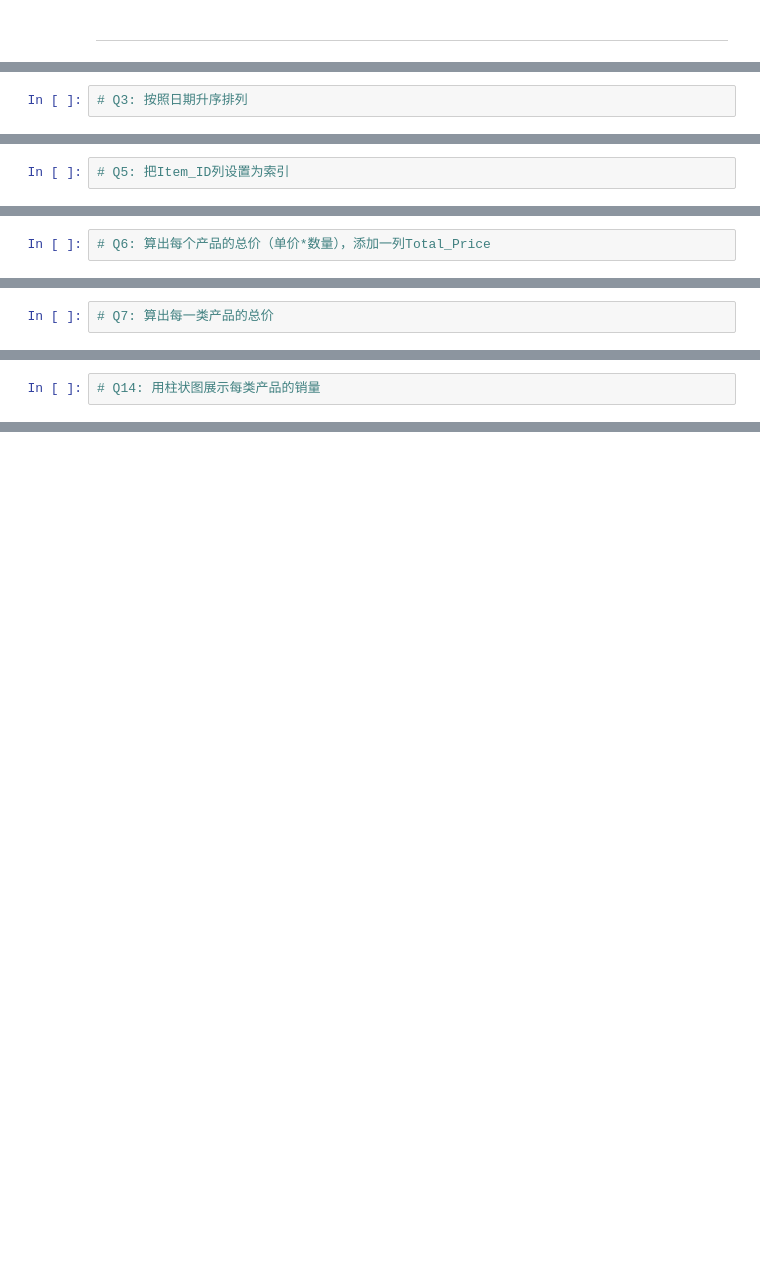
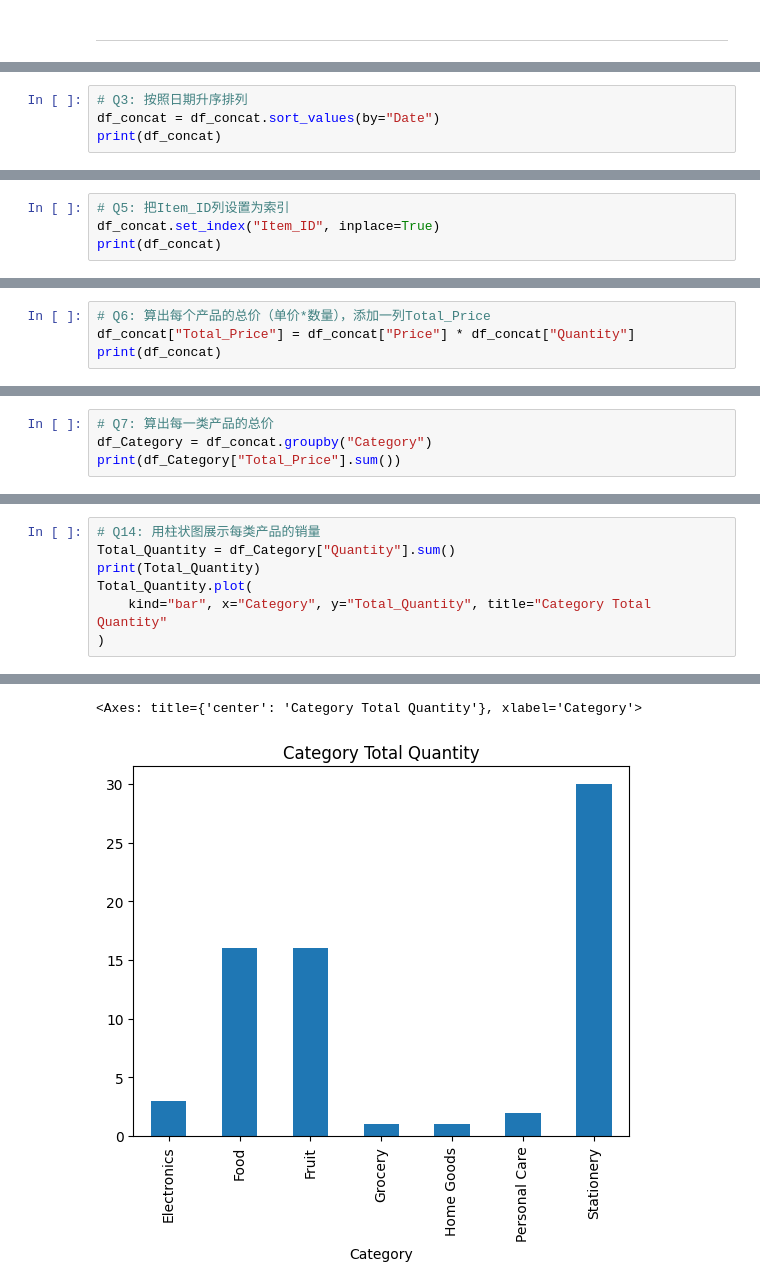
Before and after one commit to chunyi-11/PythonCourse, a Jupyter notebook: Class_5.ipynb, the cells around one changed output, grey strips where cells are left out. Cells and saved outputs as stored; diff of their text form; blank space fills up the shorter version.

```diff
--- a/Class_5.ipynb
+++ b/Class_5.ipynb
@@ -1797,2 +1960,4 @@ print(textwrap.dedent(text))
 # %%
 # Q3: 按照日期升序排列
+df_concat = df_concat.sort_values(by="Date")
+print(df_concat)
@@ -1801,2 +1992,4 @@ print(textwrap.dedent(text))
 # %%
 # Q5: 把Item_ID列设置为索引
+df_concat.set_index("Item_ID", inplace=True)
+print(df_concat)
@@ -1803,2 +2015,4 @@ print(textwrap.dedent(text))
 # %%
 # Q6: 算出每个产品的总价（单价*数量），添加一列Total_Price
+df_concat["Total_Price"] = df_concat["Price"] * df_concat["Quantity"]
+print(df_concat)
@@ -1805,2 +2037,4 @@ print(textwrap.dedent(text))
 # %%
 # Q7: 算出每一类产品的总价
+df_Category = df_concat.groupby("Category")
+print(df_Category["Total_Price"].sum())
@@ -1819,2 +2144,8 @@ print(textwrap.dedent(text))
 # %%
 # Q14: 用柱状图展示每类产品的销量
+Total_Quantity = df_Category["Quantity"].sum()
+print(Total_Quantity)
+Total_Quantity.plot(
+    kind="bar", x="Category", y="Total_Quantity", title="Category Total Quantity"
+)
+# %% [output]
@@ -1820,0 +2161,2 @@ print(textwrap.dedent(text))
+<Axes: title={'center': 'Category Total Quantity'}, xlabel='Category'>
+[figure, added]
```
Also changed, not shown: parts of 22 cells of this notebook.
